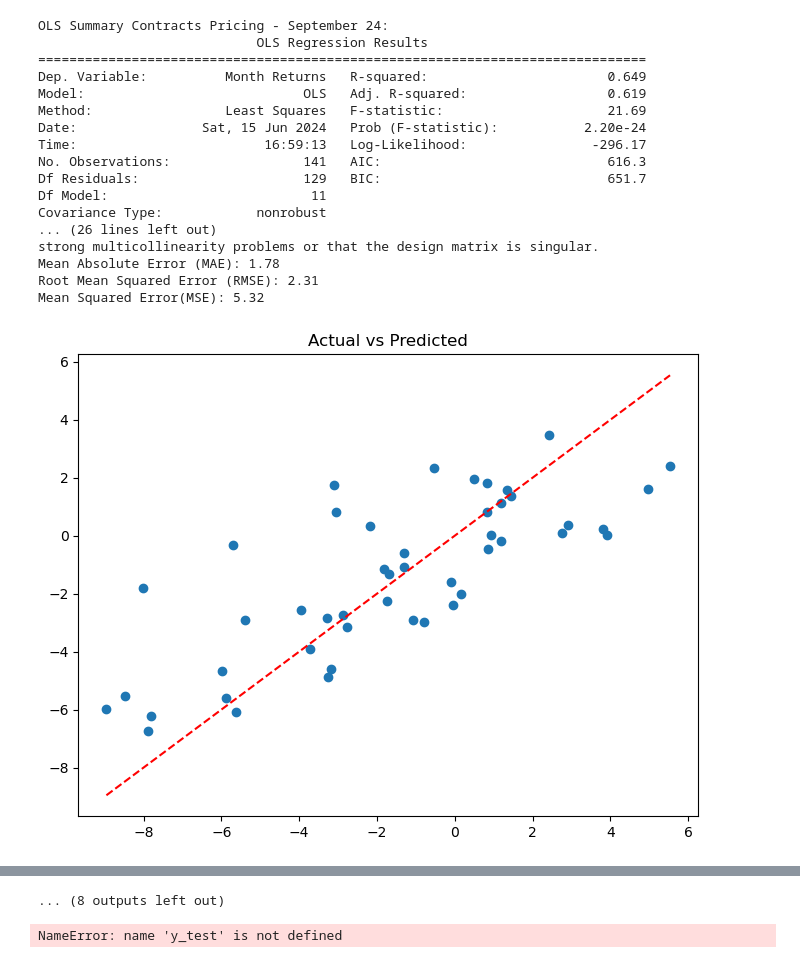
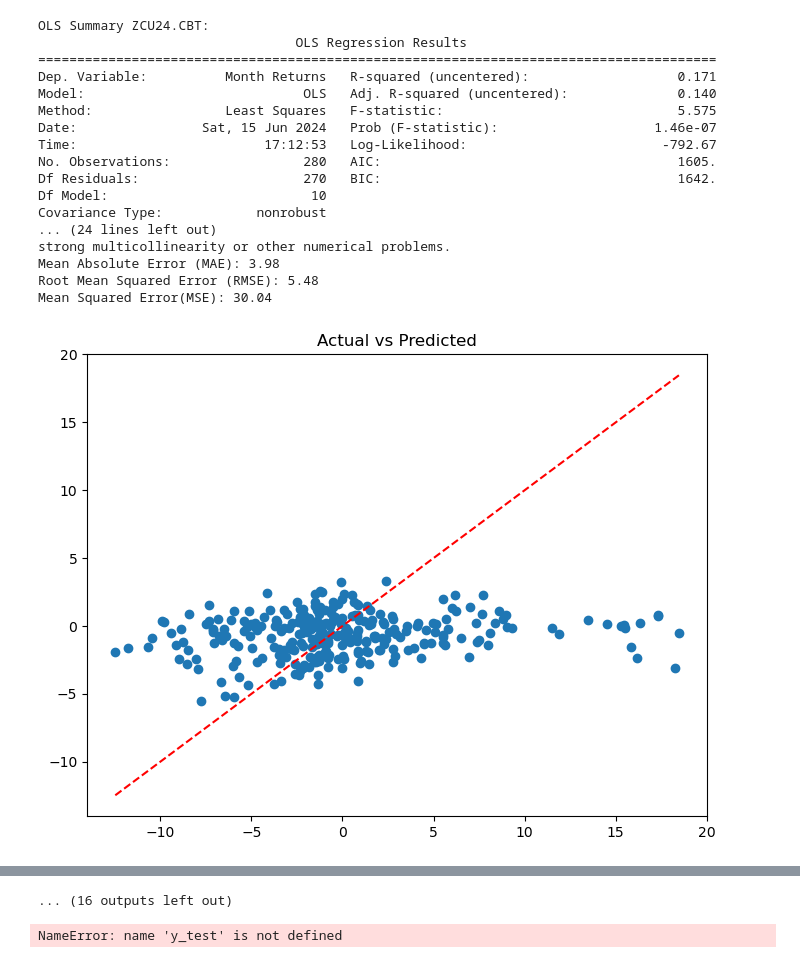
Before and after one commit to aadit-bhatia/maizerunner, a Jupyter notebook: prices_cleaning.ipynb, the cells around one changed output, grey strips where cells are left out. Saved outputs shown, nothing was run; the diff lists cells and outputs as text; code cells hidden in the pictures.

```diff
--- a/prices_cleaning.ipynb
+++ b/prices_cleaning.ipynb
@@ -87,49 +88,58 @@ for df in dfs_list:
     # Convert 'Maturity Month/Year' column to numeric type
     df['Maturity Month'] = pd.to_numeric(df['Maturity Month'])
     df['Maturity Year'] = pd.to_numeric(df['Maturity Year'])
+# %%
+codes_list = ['ZCN24.CBT','ZCU24.CBT', 'ZCZ24.CBT','ZCH25.CBT','ZCK25.CBT','ZCN25.CBT','ZCU25.CBT','ZCZ25.CBT','ZCH26.CBT','ZCK26.CBT','ZCN26.CBT','ZCU26.CBT','ZCZ26.CBT','ZCN27.CBT','ZCZ27.CBT']
+dfs_list = []
+for i in codes_list:
+#for each code in codes list(all available contracts atm), I create a ticker element
+#pull the historical dataframe and append to a list
+    i_ticker = yf.Ticker(i)
+
+    i_df = i_ticker.history(period = 'max')
+    dfs_list.append(i_df)
 # %%
 # Variables
 
 
 for df in dfs_list:
-    df.iloc[:] = df.iloc[::-1].values
+    # Daily Returns
+    df['Returns'] = df['Close'].pct_change() * 100
 
-    # Daily Returns
-    df['Returns'] = df['Adj Close'].pct_change() * 100
-
-    df['Month Returns'] = df['Adj Close'].pct_change(periods = 28) * 100
+    df['Month Returns'] = df['Close'].pct_change(periods = 28) * 100
     df['Month Returns'] = df['Month Returns'].shift(-30)
 
     #Relative Strength Index
-    df['Momentum RSI'] = ta.rsi(df['Adj Close'], length=14)
+    df['Momentum RSI'] = ta.rsi(df['Close'], length=14)
 
     #Moving Average Convergence Divergence
-    macd = ta.macd(df['Adj Close'], fast=12, slow=26, signal=9)
+    macd = ta.macd(df['Close'], fast=12, slow=26, signal=9)
     df['MACD'] = macd['MACD_12_26_9']
     df['MACD_signal'] = macd['MACDs_12_26_9']
     df['MACD_diff'] = df['MACD'] - df['MACD_signal']
 
     #Bollinger bands
-    bollinger_bands = ta.bbands(df['Adj Close'], length=20)
+    bollinger_bands = ta.bbands(df['Close'], length=20)
     #Setting up Upper, Middle, and Lower bands
     df['Bollinger_upper'] = bollinger_bands['BBU_20_2.0']
     df['Bollinger_middle'] = bollinger_bands['BBM_20_2.0']
     df['Bollinger_lower'] = bollinger_bands['BBL_20_2.0']
     #Bollinger Position
-    df['Bollinger_position'] = (df['Adj Close'] - df['Bollinger_middle']) / (df['Bollinger_upper'] - df['Bollinger_lower'])
+    df['Bollinger_position'] = (df['Close'] - df['Bollinger_middle']) / (df['Bollinger_upper'] - df['Bollinger_lower'])
 
 
     #On-Balance Volume
-    df['OBV'] = ta.obv(df['Adj Close'], df['Volume'])
+    df['OBV'] = ta.obv(df['Close'], df['Volume'])
 
     #Stochastic Oscillator
-    stoch = ta.stoch(df['High'], df['Low'], df['Adj Close'])
+    stoch = ta.stoch(df['High'], df['Low'], df['Close'])
     df['%K'] = stoch['STOCHk_14_3_3']
     df['%D'] = stoch['STOCHd_14_3_3']
 
     #Volume Weighted Average Price
-    df['VWAP'] = (df['Adj Close'] * df['Volume']).cumsum() / df['Volume'].cumsum()
+    df['VWAP'] = (df['Close'] * df['Volume']).cumsum() / df['Volume'].cumsum()
 
 
     print(df.head())
+dfs_dct = dict(zip(codes_list, dfs_list))
 # %% [output]
@@ -157,7 +187,7 @@ def ols(merged_df):
     merged_df = merged_df.dropna()
 
     #Specifying Axes
-    x_vars = ['Returns', 'Maturity Month', 'Maturity Year', 'Time to Maturity', 'Momentum RSI', 'Adj Close','MACD','MACD_diff','Bollinger_position','OBV','%K','%D','VWAP']
+    x_vars = ['Returns', 'Momentum RSI', 'Close','MACD','MACD_diff','Bollinger_position','OBV','%K','%D','VWAP']
     X = merged_df.loc[:, x_vars] #Selecting only from merged_df
     y = merged_df['Month Returns']
 
@@ -165,7 +195,7 @@ def ols(merged_df):
 
     #Training and Testing Data
     X_train, X_test, y_train, y_test = train_test_split(
-    X, y, test_size=0.25, random_state=42)
+    X, y, test_size=0.5, random_state=42)
 
     # Fit the OLS model
     X = sm.add_constant(X_train)
@@ -195,7 +225,7 @@ def ols(merged_df):
 # %%
 #Inputs for OLS
 merged_df = []
-for name, df in dataframes.items():
+for name, df in dfs_dct.items():
     print(f'OLS Summary {name}:')
     ols(df)
     print('\n')
@@ -221,18 +251,18 @@ Mean Squared Error(MSE): 19.37
-OLS Summary Contracts Pricing - September 24:
-                            OLS Regression Results
-==============================================================================
-Dep. Variable:          Month Returns   R-squared:                       0.649
-Model:                            OLS   Adj. R-squared:                  0.619
-Method:                 Least Squares   F-statistic:                     21.69
-Date:                Sat, 15 Jun 2024   Prob (F-statistic):           2.20e-24
-Time:                        16:59:13   Log-Likelihood:                -296.17
-No. Observations:                 141   AIC:                             616.3
-Df Residuals:                     129   BIC:                             651.7
-Df Model:                          11
+OLS Summary ZCU24.CBT:
+                                 OLS Regression Results
+=======================================================================================
+Dep. Variable:          Month Returns   R-squared (uncentered):                   0.171
+Model:                            OLS   Adj. R-squared (uncentered):              0.140
+Method:                 Least Squares   F-statistic:                              5.575
+Date:                Sat, 15 Jun 2024   Prob (F-statistic):                    1.46e-07
+Time:                        17:12:53   Log-Likelihood:                         -792.67
+No. Observations:                 280   AIC:                                      1605.
+Df Residuals:                     270   BIC:                                      1642.
+Df Model:                          10
 Covariance Type:            nonrobust
-... (26 lines left out)
-strong multicollinearity problems or that the design matrix is singular.
-Mean Absolute Error (MAE): 1.78
-Root Mean Squared Error (RMSE): 2.31
-Mean Squared Error(MSE): 5.32
+... (24 lines left out)
+strong multicollinearity or other numerical problems.
+Mean Absolute Error (MAE): 3.98
+Root Mean Squared Error (RMSE): 5.48
+Mean Squared Error(MSE): 30.04
-[figure, old version]
+[figure, new version]
@@ -311,4 +341,4 @@ Mean Squared Error(MSE): 6.08
-... (8 outputs left out)
+... (16 outputs left out)
 # %%
 #Objective function for grid search in Random Forest
 #optuna intelligently grid searches across params in params{}
```
Also changed, not shown: parts of 4 cells of this notebook.
